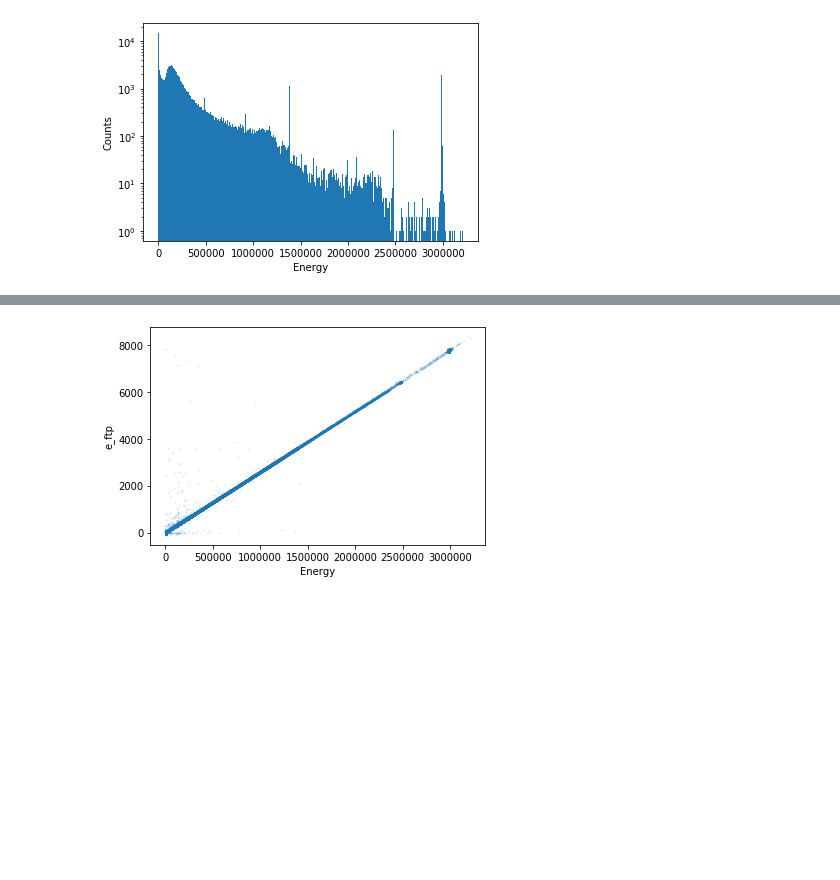
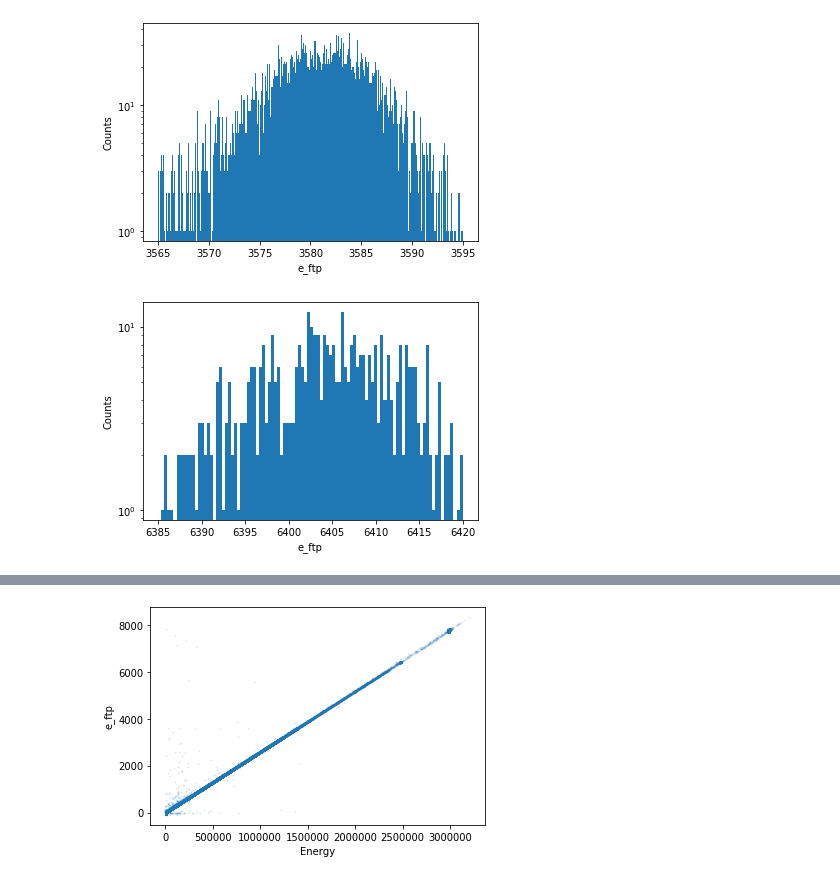
Before and after one commit to keirashea/phys-measurement, a Jupyter notebook: Final Lab.ipynb, the cells around one changed output, grey strips where cells are left out. Saved outputs shown, nothing was run; the diff lists cells and outputs as text; code cells hidden in the pictures; blank space fills up the shorter version.

```diff
--- a/Final Lab.ipynb
+++ b/Final Lab.ipynb
@@ -13,12 +13,34 @@ e_ftp = t2_df.e_ftp
 current_max = t2_df.current_max
 
 waveform = t1_df.iloc[50, 9:]
-# %%
-plt.hist(energy, 1000)
-plt.xlabel('Energy')
-plt.ylabel('Counts')
-plt.yscale('log')
-plt.show()
-# %% [output]
-[figure, removed]
+# %%
+# plt.hist(energy, 1000)
+# plt.xlabel('Energy')
+# plt.ylabel('Counts')
+# plt.yscale('log')
+# plt.show()
+
+# plt.hist(e_ftp, 1000)
+# plt.xlabel('e_ftp')
+# plt.ylabel('Counts')
+# plt.yscale('log')
+# plt.show()
+
+def func(x):
+    return 0.001056164158 * x - 4.77294
+
+plt.hist(e_ftp, 300, [3565, 3595])
+plt.xlabel('e_ftp')
+plt.ylabel('Counts')
+plt.yscale('log')
+plt.show()
+
+plt.hist(e_ftp, 100, [6385, 6420])
+plt.xlabel('e_ftp')
+plt.ylabel('Counts')
+plt.yscale('log')
+plt.show()
+# %% [output]
+[figure, added]
+[figure, added]
 # %%
```
Also changed, not shown: parts of 2 cells of this notebook.
